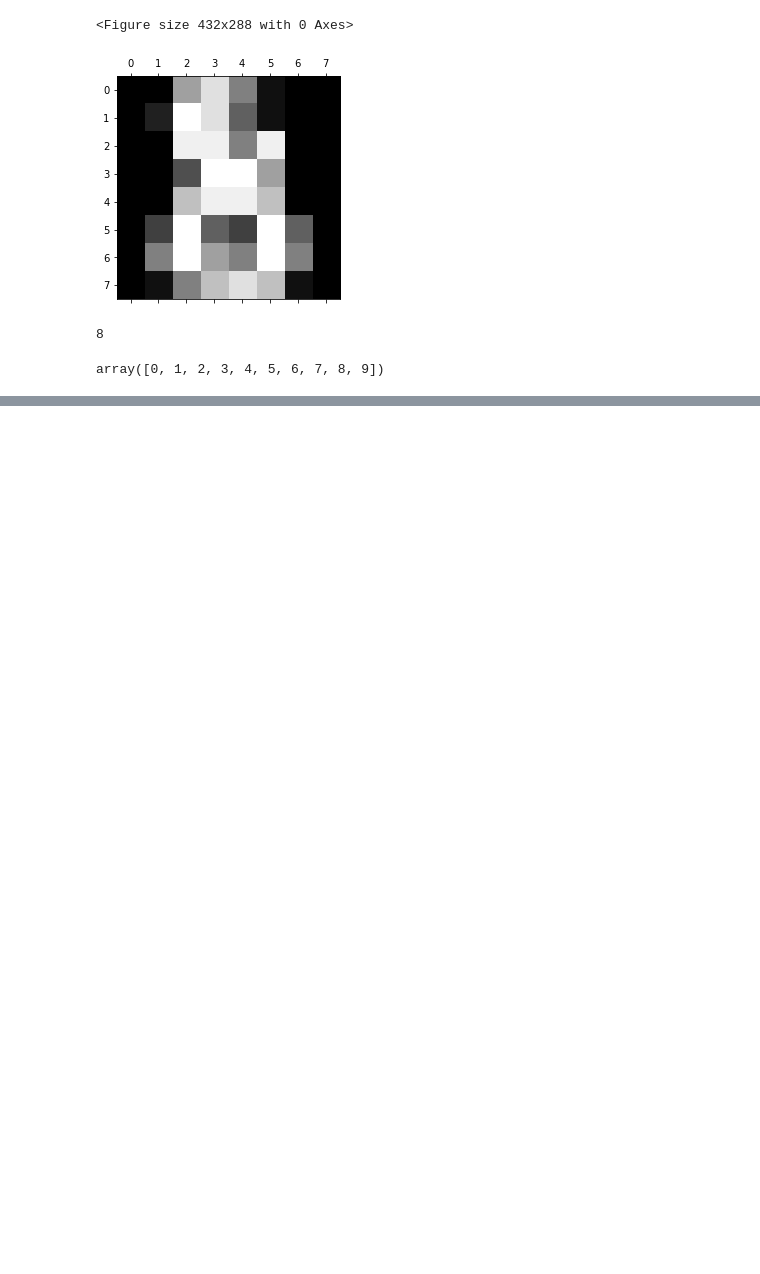
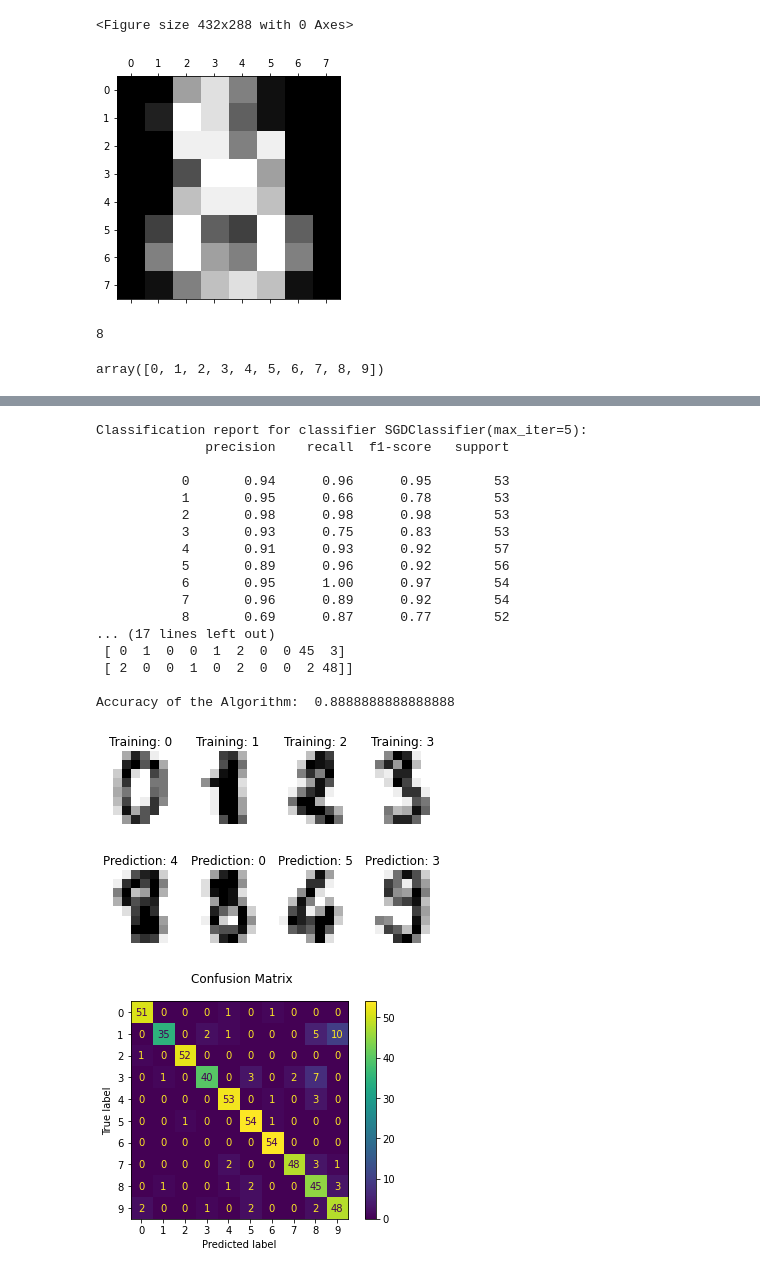
Before and after one commit to meysamhadigheh/test_number_recognition, a Jupyter notebook: mahroon_SkLearn/number_recognition.ipynb, the cells around one changed output, grey strips where cells are left out. Drawn from its saved outputs; the diff is of its cells as text; code cells hidden in the pictures; blank space fills up the shorter version.

```diff
--- a/mahroon_SkLearn/number_recognition.ipynb
+++ b/mahroon_SkLearn/number_recognition.ipynb
@@ -325,0 +203,27 @@ Accuracy of the Algorithm:  0.8851851851851852
+# %%
+#6. Stochastic Gradient Descent
+from sklearn.linear_model import SGDClassifier
+sgd_classifier = SGDClassifier(loss="hinge", penalty="l2", max_iter=5)
+sgd_classifier.fit(X_train, y_train)
+predicted_sgd = sgd_classifier.predict(X_test)
+classification_report(predicted_sgd,sgd_classifier)
+# %% [output]
+Classification report for classifier SGDClassifier(max_iter=5):
+              precision    recall  f1-score   support
+
+           0       0.94      0.96      0.95        53
+           1       0.95      0.66      0.78        53
+           2       0.98      0.98      0.98        53
+           3       0.93      0.75      0.83        53
+           4       0.91      0.93      0.92        57
+           5       0.89      0.96      0.92        56
+           6       0.95      1.00      0.97        54
+           7       0.96      0.89      0.92        54
+           8       0.69      0.87      0.77        52
+... (17 lines left out)
+ [ 0  1  0  0  1  2  0  0 45  3]
+ [ 2  0  0  1  0  2  0  0  2 48]]
+
+Accuracy of the Algorithm:  0.8888888888888888
+[figure, added]
+[figure, added]
```
Also changed, not shown: parts of 11 cells of this notebook.
